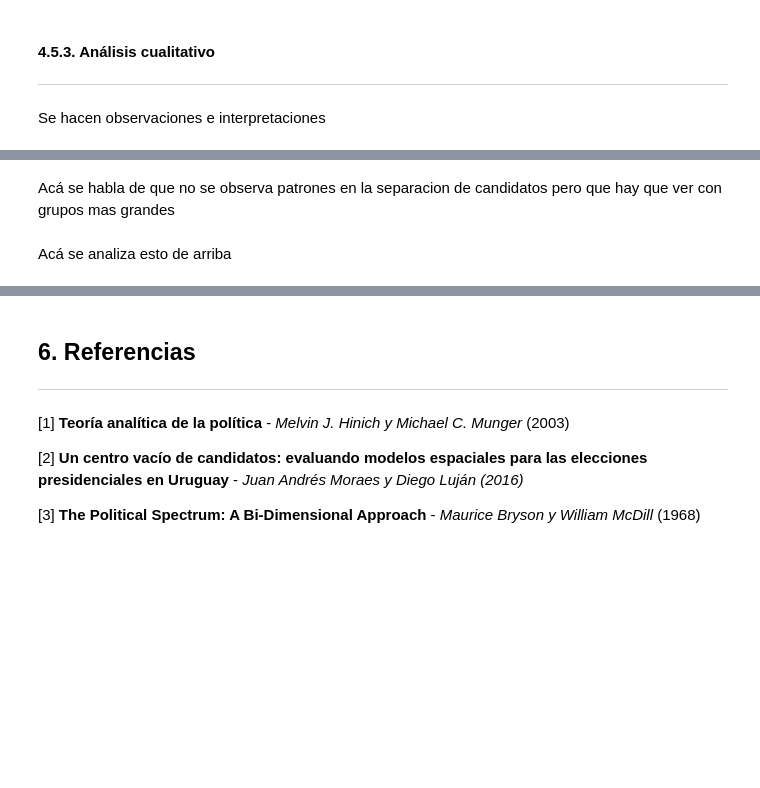
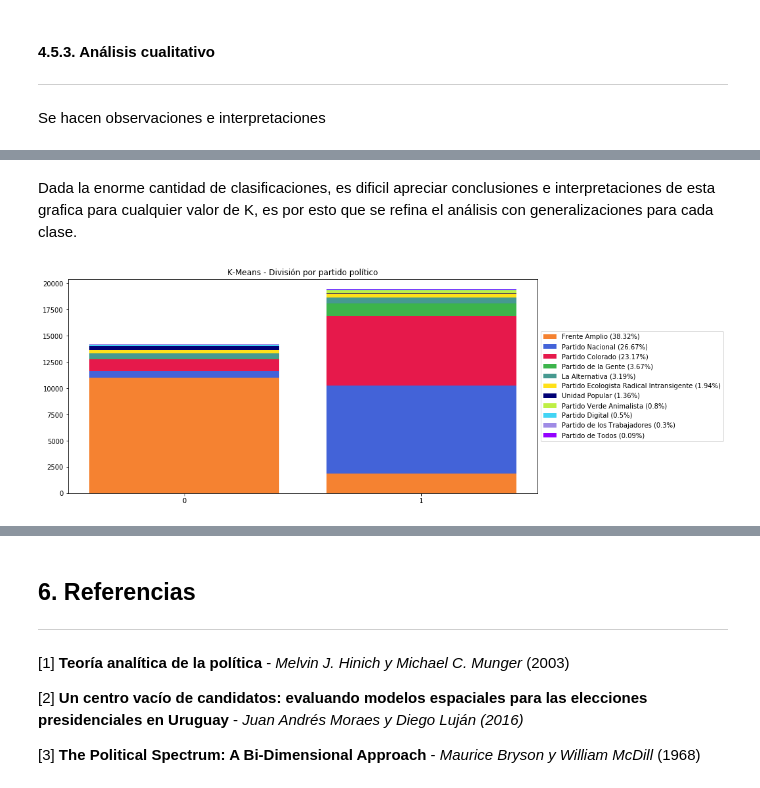
Before and after one commit to leanuy/aprendaut2019, a Jupyter notebook: lab4/notebook/notebook.ipynb, the cells around one changed output, grey strips where cells are left out. Saved outputs shown, nothing was run; the diff lists cells and outputs as text; code cells hidden in the pictures; blank space fills up the shorter version.

```diff
--- a/lab4/notebook/notebook.ipynb
+++ b/lab4/notebook/notebook.ipynb
@@ -587,11 +589,10 @@ kMeansPlotting.plotKMeans(dataset, candidates, centroids, classes, options)
-# %% [markdown]
-Acá se habla de que no se observa patrones en la separacion de candidatos pero que hay que ver con grupos mas grandes
+# %% [markdown]
+Dada la enorme cantidad de clasificaciones, es dificil apreciar conclusiones e interpretaciones de esta grafica para cualquier valor de K, es por esto que se refina el análisis con generalizaciones para cada clase.
 # %%
-# Gráfica KMeans - División por partido político para k=11
-# IMPORTANTE: Para obtener resultados originales y ARI ejecutar KMeans con k = 11
+# Gráfica KMeans - División por partido político
 options = defaultOptionsKM.copy()
 options['kmeans_analysis'] = KmeansAnalysis.PARTIES
-ptions['candidate_division'] = CandidateDivision.PARTIES
+options['candidate_division'] = CandidateDivision.PARTIES
 kMeansPlotting.plotKMeans(dataset, candidates, centroids, classes, options)
+# %% [output]
+[figure, added]
-# %% [markdown]
-Acá se analiza esto de arriba
```
Also changed, not shown: parts of 25 cells of this notebook, 1 other file.
